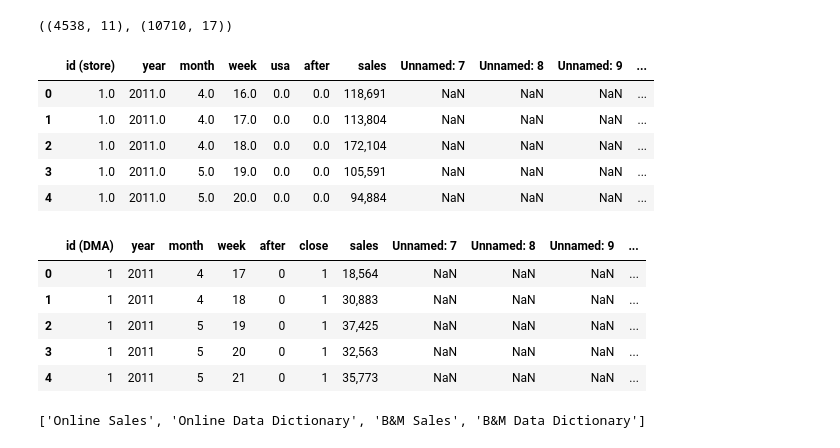
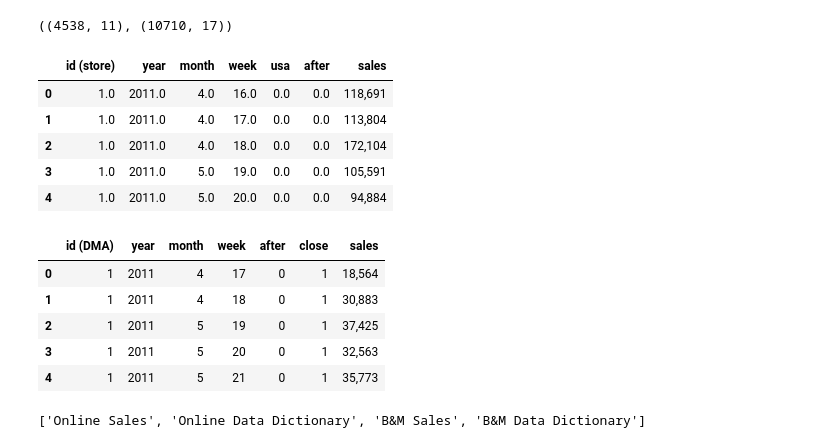
Before and after one commit to qSergio/Furious-spark, a Jupyter notebook: SeccionC/BCase.ipynb, the cells around one changed output. Saved outputs shown, nothing was run; the diff lists cells and outputs as text; code cells hidden in the pictures.

```diff
--- a/SeccionC/BCase.ipynb
+++ b/SeccionC/BCase.ipynb
@@ -23,23 +26,27 @@ bops_bm.shape, bops_ol.shape
 # %% [output]
 ((4538, 11), (10710, 17))
 # %%
+bops_bm.drop(columns = ['Unnamed: 7' ,'Unnamed: 8','Unnamed: 9','Unnamed: 10'], inplace=True)
 bops_bm.head()
 # %% [output]
-|  | id (store) | year | month | week | usa | after | sales | Unnamed: 7 | Unnamed: 8 | Unnamed: 9 | ... |
-| 0 | 1.0 | 2011.0 | 4.0 | 16.0 | 0.0 | 0.0 | 118,691 | NaN | NaN | NaN | ... |
-| 1 | 1.0 | 2011.0 | 4.0 | 17.0 | 0.0 | 0.0 | 113,804 | NaN | NaN | NaN | ... |
-| 2 | 1.0 | 2011.0 | 4.0 | 18.0 | 0.0 | 0.0 | 172,104 | NaN | NaN | NaN | ... |
-| 3 | 1.0 | 2011.0 | 5.0 | 19.0 | 0.0 | 0.0 | 105,591 | NaN | NaN | NaN | ... |
-| 4 | 1.0 | 2011.0 | 5.0 | 20.0 | 0.0 | 0.0 | 94,884 | NaN | NaN | NaN | ... |
+|  | id (store) | year | month | week | usa | after | sales |
+| 0 | 1.0 | 2011.0 | 4.0 | 16.0 | 0.0 | 0.0 | 118,691 |
+| 1 | 1.0 | 2011.0 | 4.0 | 17.0 | 0.0 | 0.0 | 113,804 |
+| 2 | 1.0 | 2011.0 | 4.0 | 18.0 | 0.0 | 0.0 | 172,104 |
+| 3 | 1.0 | 2011.0 | 5.0 | 19.0 | 0.0 | 0.0 | 105,591 |
+| 4 | 1.0 | 2011.0 | 5.0 | 20.0 | 0.0 | 0.0 | 94,884 |
 # %%
+bops_ol.drop(columns = ['Unnamed: 7' ,'Unnamed: 8','Unnamed: 9',
+                        'Unnamed: 10','Unnamed: 11','Unnamed: 12',
+                        'Unnamed: 13', 'Unnamed: 14','Unnamed: 15','Unnamed: 16'], inplace=True)
 bops_ol.head()
 # %% [output]
-|  | id (DMA) | year | month | week | after | close | sales | Unnamed: 7 | Unnamed: 8 | Unnamed: 9 | ... |
-| 0 | 1 | 2011 | 4 | 17 | 0 | 1 | 18,564 | NaN | NaN | NaN | ... |
-| 1 | 1 | 2011 | 4 | 18 | 0 | 1 | 30,883 | NaN | NaN | NaN | ... |
-| 2 | 1 | 2011 | 5 | 19 | 0 | 1 | 37,425 | NaN | NaN | NaN | ... |
-| 3 | 1 | 2011 | 5 | 20 | 0 | 1 | 32,563 | NaN | NaN | NaN | ... |
-| 4 | 1 | 2011 | 5 | 21 | 0 | 1 | 35,773 | NaN | NaN | NaN | ... |
+|  | id (DMA) | year | month | week | after | close | sales |
+| 0 | 1 | 2011 | 4 | 17 | 0 | 1 | 18,564 |
+| 1 | 1 | 2011 | 4 | 18 | 0 | 1 | 30,883 |
+| 2 | 1 | 2011 | 5 | 19 | 0 | 1 | 37,425 |
+| 3 | 1 | 2011 | 5 | 20 | 0 | 1 | 32,563 |
+| 4 | 1 | 2011 | 5 | 21 | 0 | 1 | 35,773 |
 # %%
 dicc.sheet_names
 # %% [output]
```
Also changed, not shown: parts of 58 cells of this notebook.
